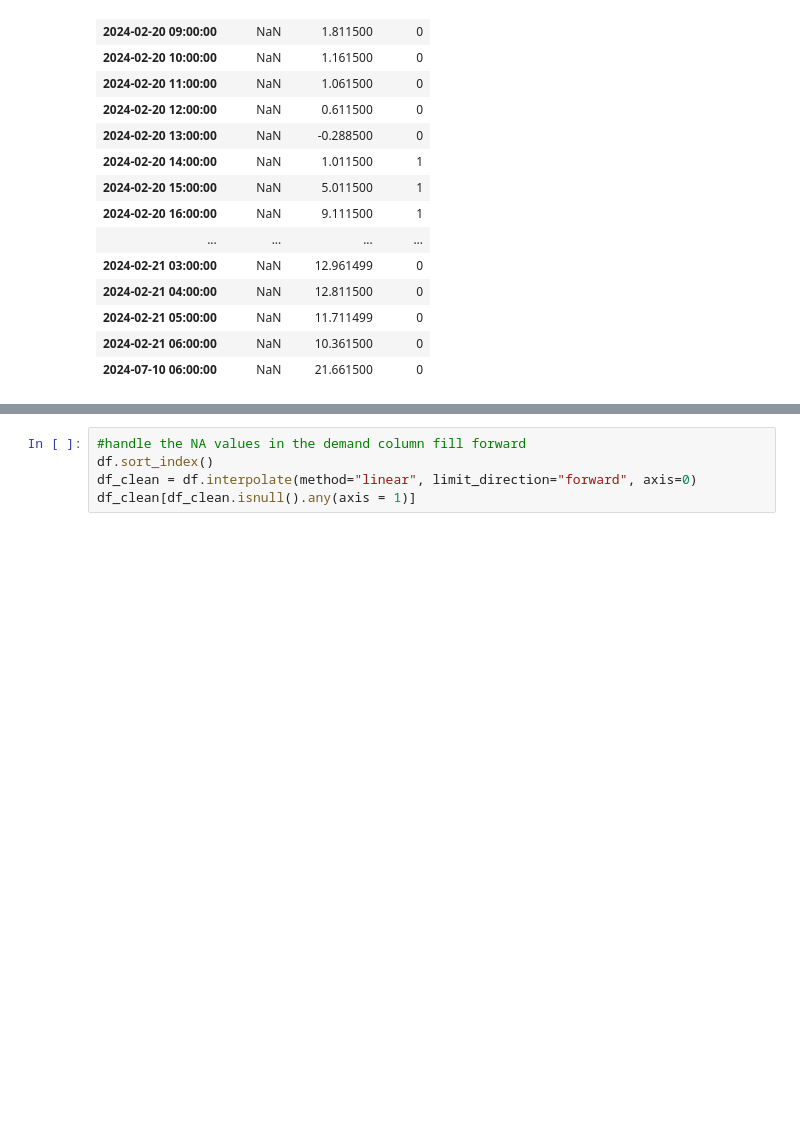
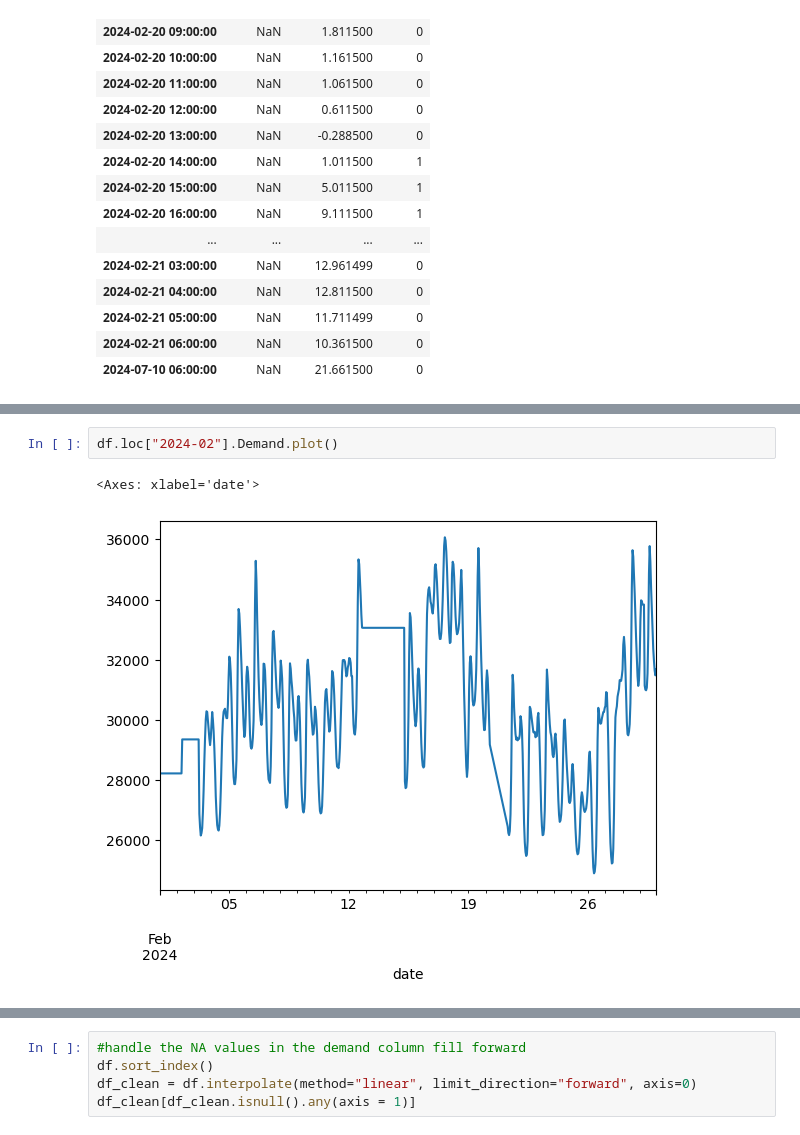
Before and after one commit to maxwellgriffith345/LoadForecast, a Jupyter notebook: notebooks/EDA.ipynb, the cells around one changed output, grey strips where cells are left out. Drawn from its saved outputs; the diff is of its cells as text; blank space fills up the shorter version.

```diff
--- a/notebooks/EDA.ipynb
+++ b/notebooks/EDA.ipynb
@@ -78,0 +121,5 @@ df[df.isnull().any(axis = 1)]
+# %%
+df.loc["2024-02"].Demand.plot()
+# %% [output]
+<Axes: xlabel='date'>
+[figure, added]
```
Also changed, not shown: parts of 13 cells of this notebook, 2 other files.
